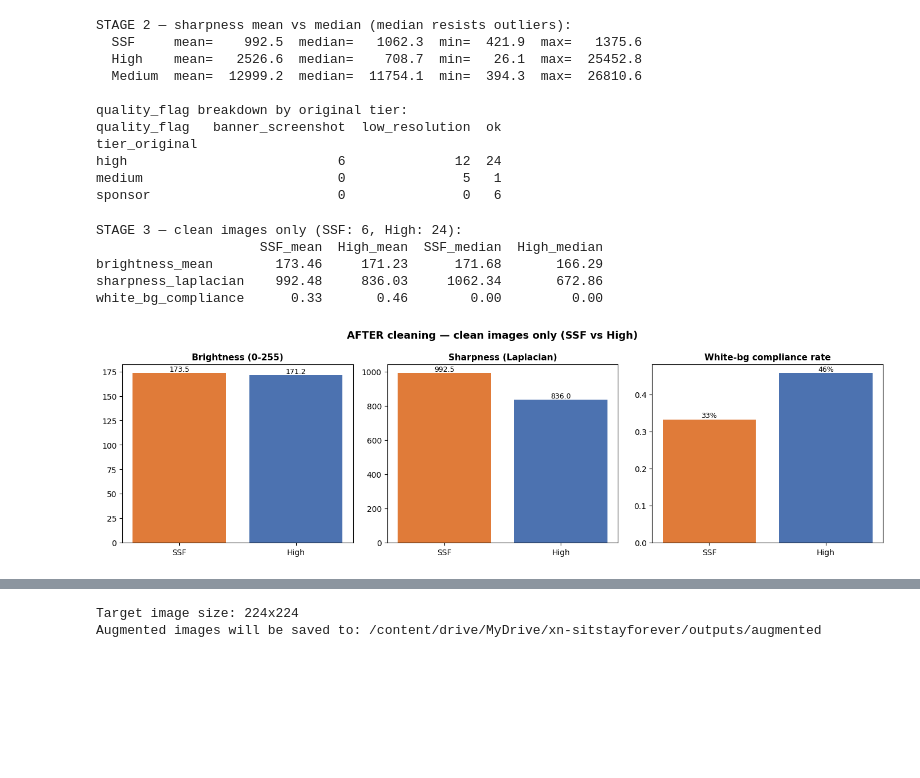
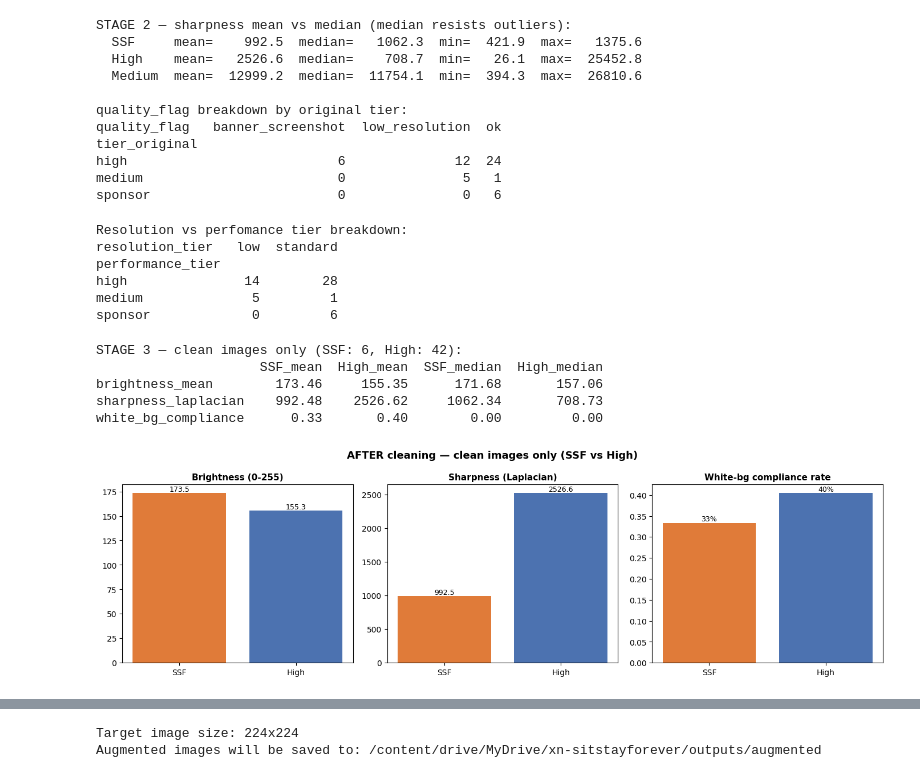
Before and after one commit to MichaelZimm20/xn-sitstayforever-semantic-attention, a Jupyter notebook: notebooks/xn_sitstayforever_data_and_features.ipynb, the cells around one changed output, grey strips where cells are left out. Cells and saved outputs as stored; diff of their text form; code cells hidden in the pictures; blank space fills up the shorter version.

```diff
--- a/notebooks/xn_sitstayforever_data_and_features.ipynb
+++ b/notebooks/xn_sitstayforever_data_and_features.ipynb
@@ -510,32 +518,53 @@ tier_original
 high                           6              12  24
 medium                         0               5   1
 sponsor                        0               0   6
+# %%
+''' Image resolution versus tier performance:
+Does the resolution associate with the performance tier?
+
+Added oer professor feedback
+- instead of exluding low-resolution images from the dataset
+  treating resolution as a study variable will help determine if the image quality is a predictor of the listing performance
+'''
+
+df_clean['resolution_tier'] = 'standard'
+los_res = (df_clean['width_px'] < 400) & (df_clean['height_px'])
+df_clean.loc[los_res, 'resolution_tier'] = 'low'
+print('Resolution vs perfomance tier breakdown:')
+print(df_clean.groupby(['performance_tier','resolution_tier']).size().unstack(fill_value=0))
+# %% [output]
+Resolution vs perfomance tier breakdown:
+resolution_tier   low  standard
+performance_tier
+high               14        28
+medium              5         1
+sponsor             0         6
 # %%
 # Keep quality_flag == 'ok' to drop low-res and banner images that
 # distort brightness/sharpness. Medium keeps only 1 clean image,
 # so the comparison focuses on SSF vs High competitors.
-ssf_ok  = ssf[ssf['quality_flag'] == 'ok'].copy()
-high_ok = high_comp[high_comp['quality_flag'] == 'ok'].copy()
+ssf_ok  = ssf.copy()
+high_ok = high_comp.copy()
 
 clean_summary = pd.DataFrame({
     'SSF_mean':    ssf_ok[HEADLINE].mean(),
     'High_mean':   high_ok[HEADLINE].mean(),
     'SSF_median':  ssf_ok[HEADLINE].median(),
     'High_median': high_ok[HEADLINE].median(),
 })
 print(f'STAGE 3 — clean images only (SSF: {len(ssf_ok)}, High: {len(high_ok)}):')
 print(clean_summary.round(2))
 
 plot_headline({'SSF': ssf_ok, 'High': high_ok},
               ['#E07B39', '#4C72B0'],
               'AFTER cleaning — clean images only (SSF vs High)')
 # %% [output]
-STAGE 3 — clean images only (SSF: 6, High: 24):
+STAGE 3 — clean images only (SSF: 6, High: 42):
                      SSF_mean  High_mean  SSF_median  High_median
-brightness_mean        173.46     171.23      171.68       166.29
-sharpness_laplacian    992.48     836.03     1062.34       672.86
-white_bg_compliance      0.33       0.46        0.00         0.00
+brightness_mean        173.46     155.35      171.68       157.06
+sharpness_laplacian    992.48    2526.62     1062.34       708.73
+white_bg_compliance      0.33       0.40        0.00         0.00
-[figure, old version]
+[figure, new version]
 # %%
 import pandas as pd
 import numpy as np
```
Also changed, not shown: parts of 8 cells of this notebook.
